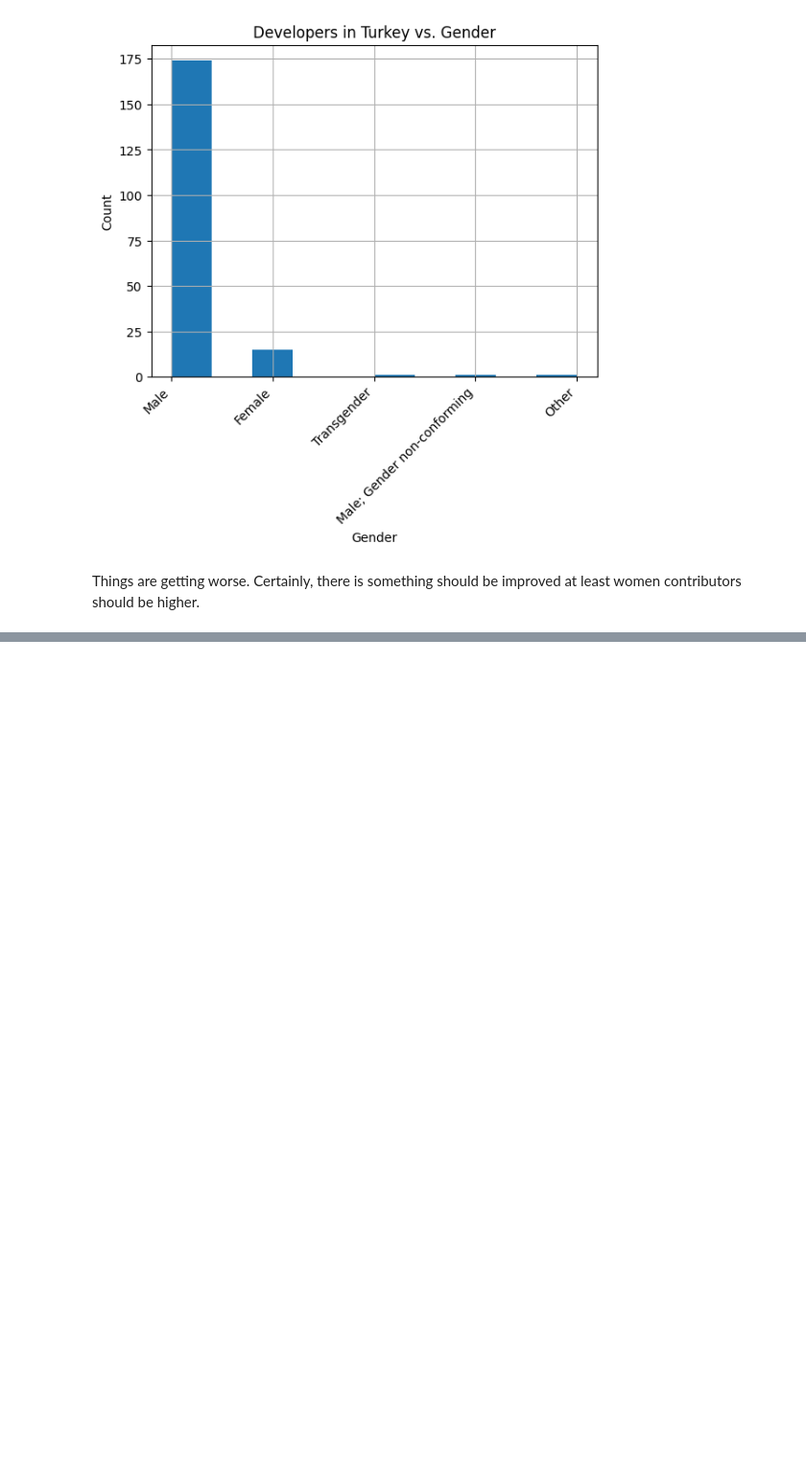
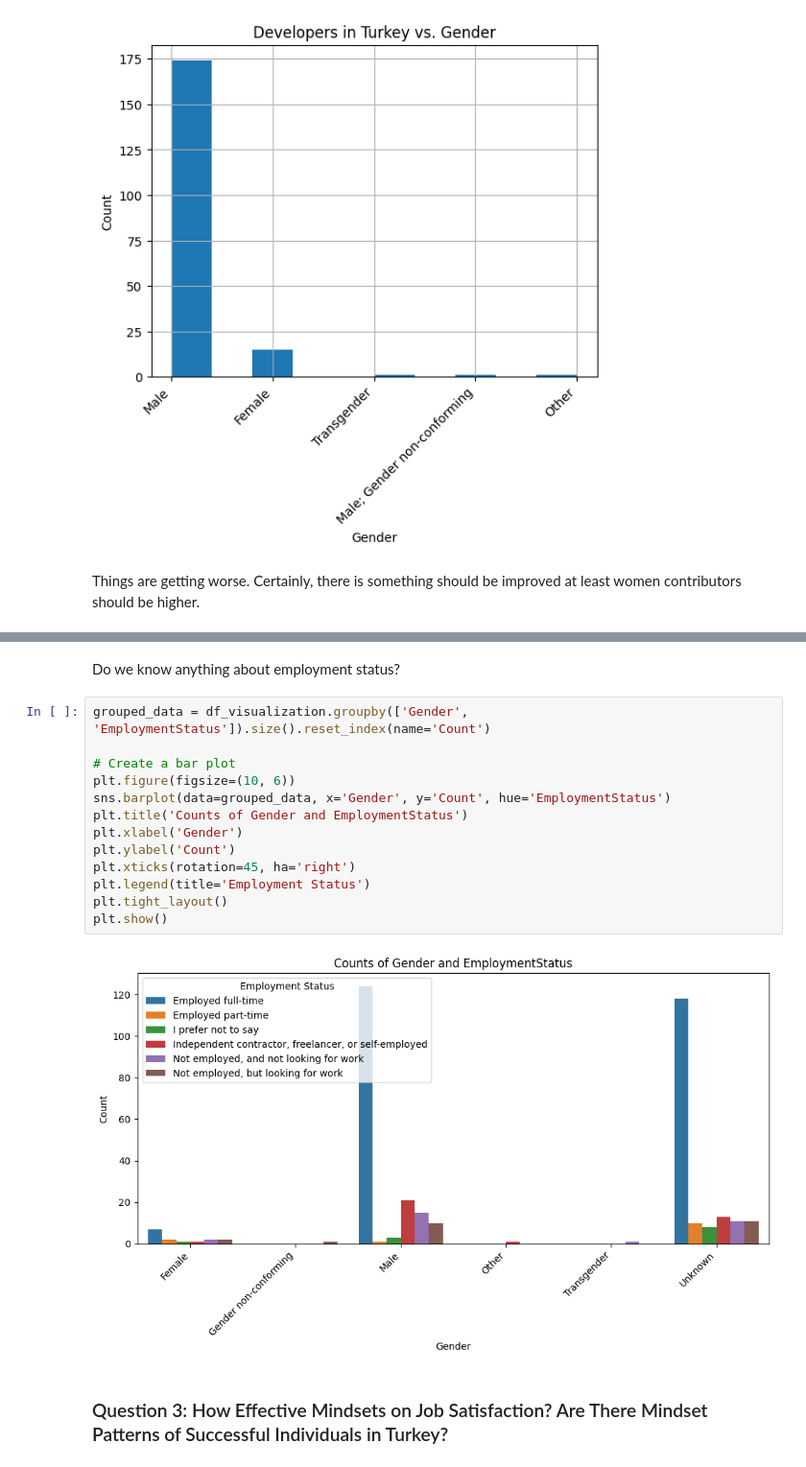
Before and after one commit to NevzatTalay/Project-Write-A-Data-Science-Blog-Post, a Jupyter notebook: Q1.ipynb, the cells around one changed output, grey strips where cells are left out. Shown at 96% size. Saved outputs shown, nothing was run; the diff lists cells and outputs as text; blank space fills up the shorter version.

```diff
--- a/Q1.ipynb
+++ b/Q1.ipynb
@@ -255,0 +298,19 @@ plt.show()
+# %% [markdown]
+Do we know anything about employment status?
+# %%
+grouped_data = df_visualization.groupby(['Gender', 'EmploymentStatus']).size().reset_index(name='Count')
+
+# Create a bar plot
+plt.figure(figsize=(10, 6))
+sns.barplot(data=grouped_data, x='Gender', y='Count', hue='EmploymentStatus')
+plt.title('Counts of Gender and EmploymentStatus')
+plt.xlabel('Gender')
+plt.ylabel('Count')
+plt.xticks(rotation=45, ha='right')
+plt.legend(title='Employment Status')
+plt.tight_layout()
+plt.show()
+# %% [output]
+[figure, added]
+# %% [markdown]
+### Question 3: How Effective Mindsets on Job Satisfaction? Are There Mindset Patterns of Successful Individuals in Turkey?
```
Also changed, not shown: parts of 10 cells of this notebook, 1 other file.
